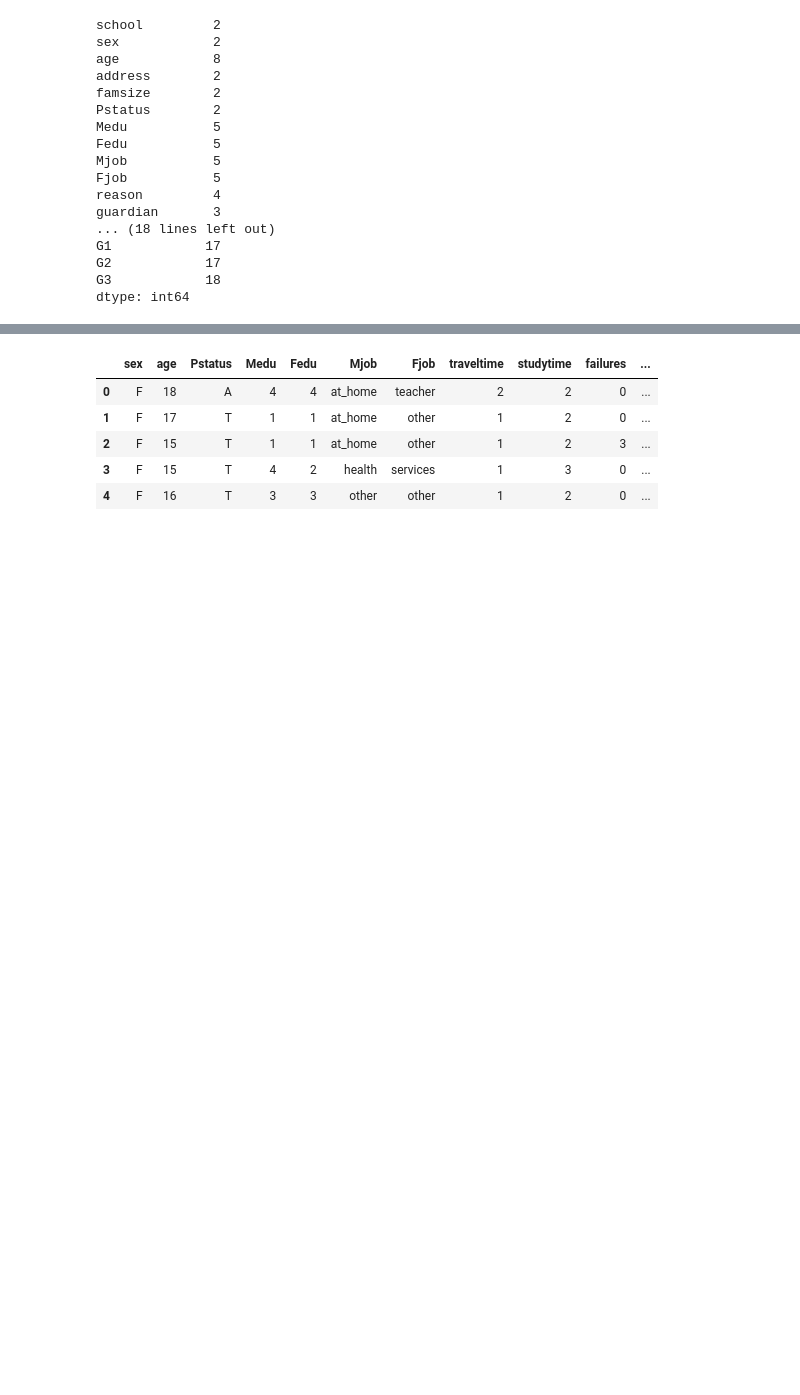
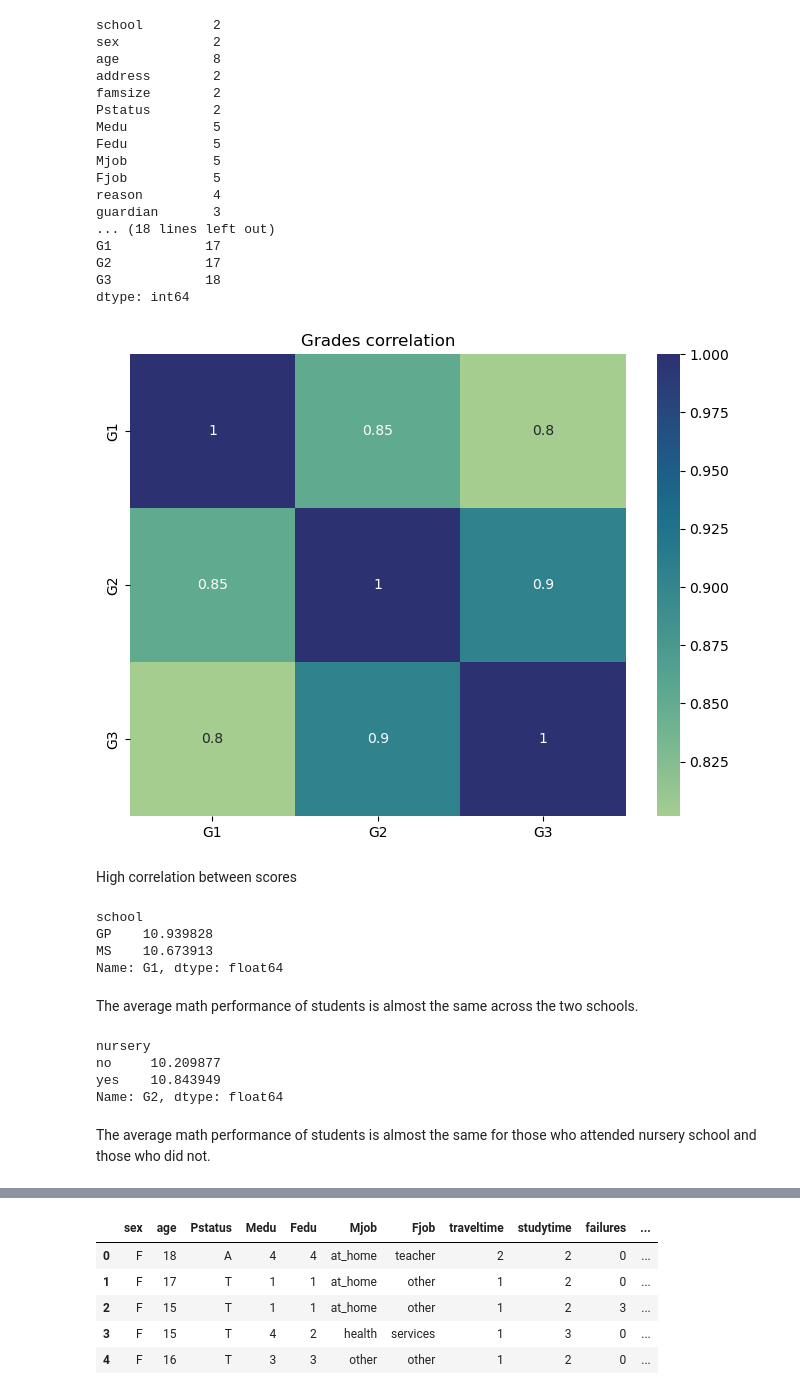
Before and after one commit to Gio-Formichella/Student-Performance-BN, a Jupyter notebook: student-performance-bn.ipynb, the cells around one changed output, grey strips where cells are left out. Saved outputs shown, nothing was run; the diff lists cells and outputs as text; code cells hidden in the pictures; blank space fills up the shorter version.

```diff
--- a/student-performance-bn.ipynb
+++ b/student-performance-bn.ipynb
@@ -99,4 +102,32 @@ G1            17
 G2            17
 G3            18
 dtype: int64
+# %%
+corr_g = df[["G1", "G2", "G3"]].corr()
+plt.figure(figsize=(8, 6))
+plt.title("Grades correlation")
+sns.heatmap(corr_g, annot=True, cmap="crest")
+plt.show()
+# %% [output]
+[figure, added]
+# %% [markdown]
+High correlation between scores
+# %%
+df.groupby("school")["G1"].mean()
+# %% [output]
+school
+GP    10.939828
+MS    10.673913
+Name: G1, dtype: float64
+# %% [markdown]
+The average math performance of students is almost the same across the two schools.
+# %%
+df.groupby("nursery")["G2"].mean()
+# %% [output]
+nursery
+no     10.209877
+yes    10.843949
+Name: G2, dtype: float64
+# %% [markdown]
+The average math performance of students is almost the same for those who attended nursery school and those who did not.
 # %% [markdown]
```
Also changed, not shown: parts of 5 cells of this notebook.
